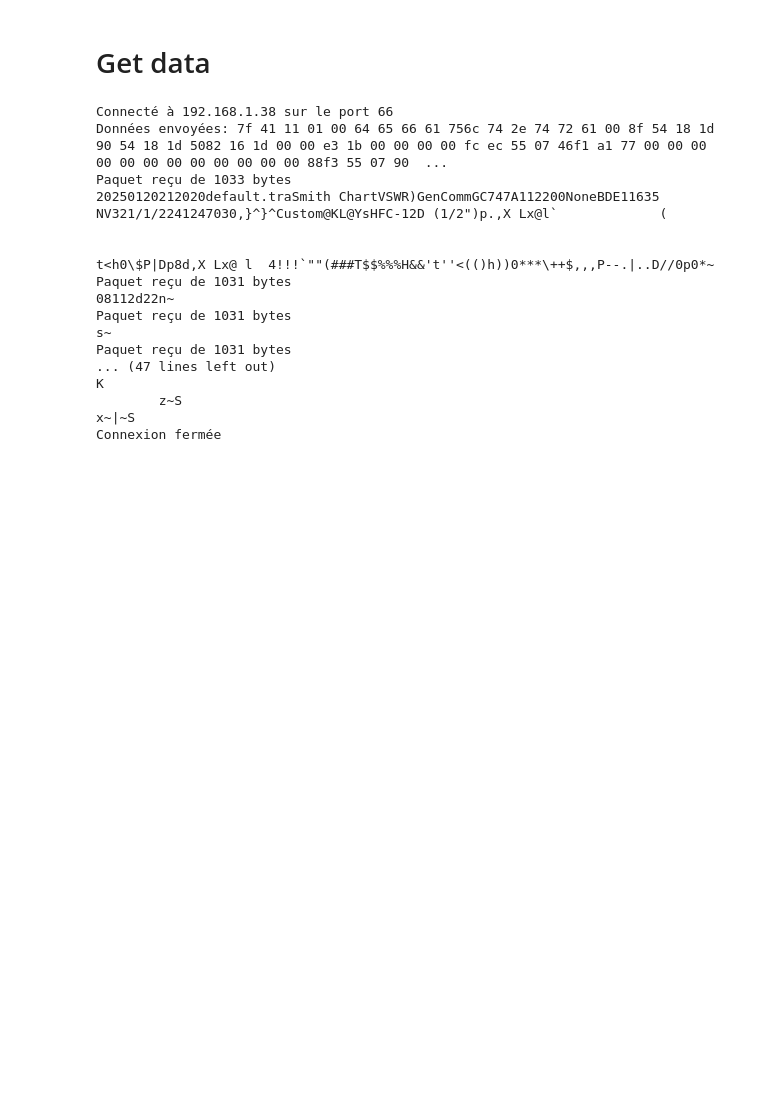
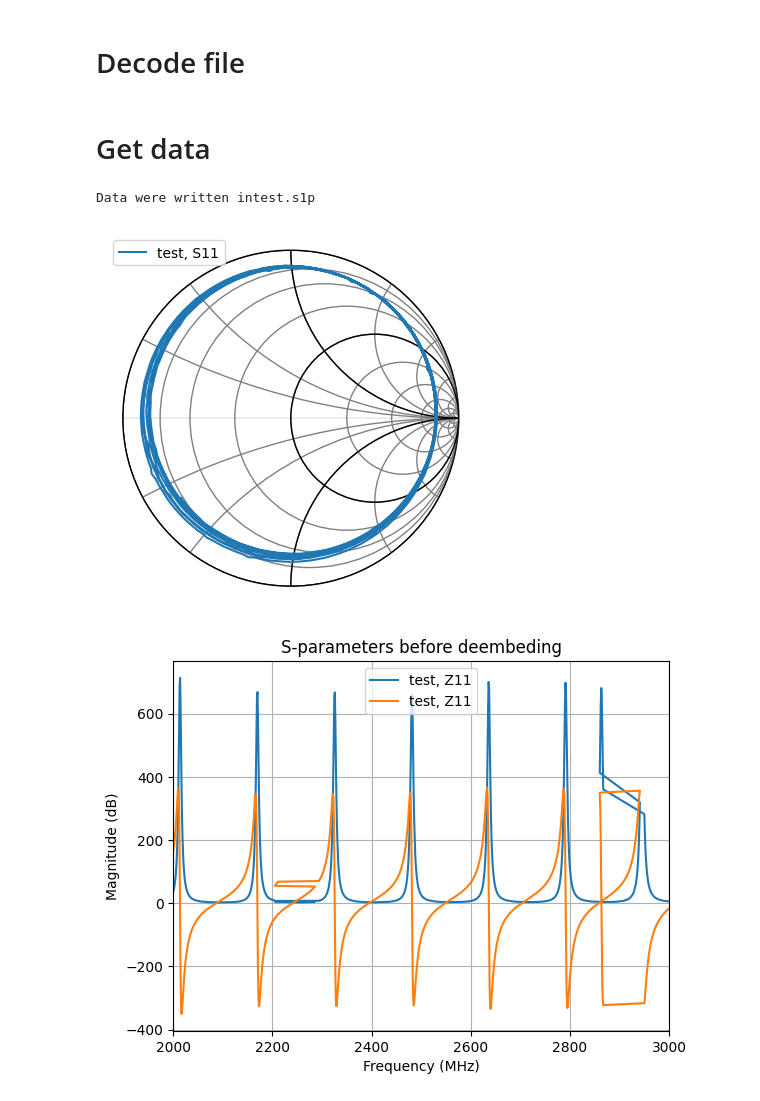
Before and after one commit to Sylvain1408/Instrument_script, a Jupyter notebook: GC747A/GC747A.ipynb, the cells around one changed output. Saved outputs shown, nothing was run; the diff lists cells and outputs as text; code cells hidden in the pictures; blank space fills up the shorter version.

Commit message:
Add deembed + clean code

```diff
--- a/GC747A/GC747A.ipynb
+++ b/GC747A/GC747A.ipynb
@@ -62,0 +8,3 @@ def S_to_Z(S_real, S_imag, Z0=50):
+# %%
+filename = 'test'
+data_points = 1001
@@ -62,0 +63,13 @@ def S_to_Z(S_real, S_imag, Z0=50):
+# %%
+def remove_7d(input_file):
+    with open(input_file, 'rb') as f:
+        data = f.read()
+
+    corrected_data = data.replace(b'\x7d', b'')
+
+    output_file = 'corrected_' + input_file
+
+    with open(output_file, 'wb') as f:
+        f.write(corrected_data)
+# %% [markdown]
+# Decode file
@@ -114,38 +250,57 @@ def send_hex_data_and_receive(ip, port, hex_data, timeout=10):
 # %%
-# Définir les paramètres de connexion
+# Connection parameters
 ip_address = '192.168.1.38'
 port_number = 66
 Hello = '7F 41 50 01 00 92 7e'
 Get_smith = '7f 41 11 01 00 64 65 66 61 75\
 6c 74 2e 74 72 61 00 8f 54 18 1d 90 54 18 1d 50\
 82 16 1d 00 00 e3 1b 00 00 00 00 fc ec 55 07 46\
 f1 a1 77 00 00 00 00 00 00 00 00 00 00 00 00 88\
 f3 55 07 90 54 18 1d 00 00 00 00 48 ed 55 07 1b\
 3c 0f 75 00 00 e3 1b 00 00 00 00 3a 3c 0f 75 89\
 5a 5a 01 88 f3 55 07 e0 55 5c 00 00 00 00 00 88\
 f3 55 07 88 f3 55 07 00 00 00 00 46 10 2b 00 10\
 ed 55 07 d7 8a c6 76 14 ee 55 07 00 00 00 00 f1\
 7e'
 
-# Envoyer les données hexadécimales
-#send_hex_data(ip_address, port_number, Hello)
-# Envoyer les données hexadécimales
-send_hex_data_and_receive(ip_address, port_number, Get_smith)
+for i in range(1):
+    send_hex_data_and_receive(ip_address, port_number, Get_smith)
+    remove_7d(filename + '.bin')
+    dec_frequencies, dec_real, dec_imag = decode_file('corrected_' + filename)
+
+    # Init touchstone header
+    touchstone_lines = [
+        "! Converted from CSV to Touchstone format",
+        "# MHz S RI R 50"
+    ]
+
+    # Add data to touchstone
+    for freq, real, imag in zip(dec_frequencies, dec_real, dec_imag):
+        line = f"{freq:.6f} {real:.6f} {imag:.6f}"
+        touchstone_lines.append(line)
+
+    # Write touchstone
+    with open(filename + ".s1p", "w") as file:
+        for line in touchstone_lines:
+            file.write(line + "\n")
+
+    print("Data were written in" + filename + ".s1p")
+
+    ntwk = rf.Network(filename + ".s1p")
+    ntwk.plot_s_smith()
+    plt.figure()
+    #ntwk.plot_s_db(m=0, n=0)
+    #ntwk.plot_s_deg()
+
+    ntwk.plot_z_re()
+    ntwk.plot_z_im()
+
+    plt.title('S-parameters before deembeding')
+    plt.xlabel('Frequency (MHz)')
+    plt.ylabel('Magnitude (dB)')
+    plt.grid(True)
+    plt.show()
 # %% [output]
-Connecté à 192.168.1.38 sur le port 66
-Données envoyées: 7f 41 11 01 00 64 65 66 61 756c 74 2e 74 72 61 00 8f 54 18 1d 90 54 18 1d 5082 16 1d 00 00 e3 1b 00 00 00 00 fc ec 55 07 46f1 a1 77 00 00 00 00 00 00 00 00 00 00 00 00 88f3 55 07 90  ...
-Paquet reçu de 1033 bytes
-20250120212020default.traSmith ChartVSWR)GenCommGC747A112200NoneBDE11635        NV321/1/2241247030,}^}^Custom@KL@YsHFC-12D (1/2")p.,X Lx@l`             (
-
-
-t<h0\$P|Dp8d,X Lx@ l  4!!!`""(###T$$%%%H&&'t''<(()h))0***\++$,,,P--.|..D//0p0*~
-Paquet reçu de 1031 bytes
-08112d22n~
-Paquet reçu de 1031 bytes
-s~
-Paquet reçu de 1031 bytes
-... (47 lines left out)
-K
-        z~S
-x~|~S
-Connexion fermée
+Data were written intest.s1p
+[figure, added]
+[figure, added]
```
Also changed, not shown: parts of 14 cells of this notebook.
